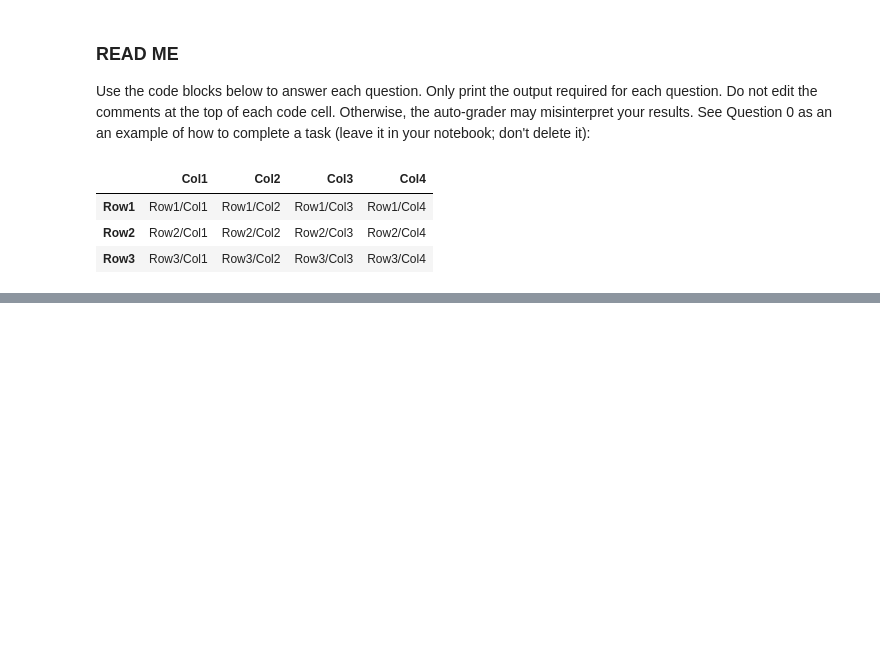
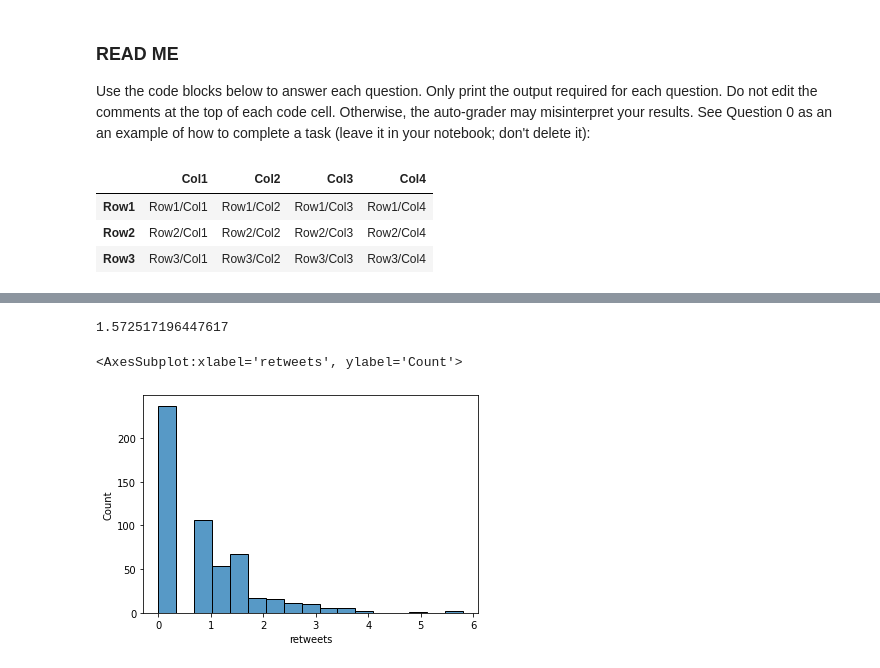
Before and after one commit to idayley/IS455, a Jupyter notebook: 1 Checkpoints/8 MLR/Checkpoint_MLR.ipynb, the cells around one changed output, grey strips where cells are left out. Cells and saved outputs as stored; diff of their text form; code cells hidden in the pictures; blank space fills up the shorter version.

```diff
--- a/1 Checkpoints/8 MLR/Checkpoint_MLR.ipynb
+++ b/1 Checkpoints/8 MLR/Checkpoint_MLR.ipynb
@@ -210,0 +40,8 @@ KeyError: 'created_at_tweet'
+# %%
+# Question 2: Make a copy of the DataFrame with all non-numeric features
+# removed. Print out a list of the remaining columns in the output. Print
+# the first five records of this reduced dataset.
+
+df_copy = df.select_dtypes(np.number)
+print(df_copy.columns)
+df_copy.head()
@@ -210,0 +484,14 @@ KeyError: 'created_at_tweet'
+# %%
+# Question 17: The skewness of retweets is clearly very extreme. However, we cannot
+# create a natural log transformation since there are zero values (ln(0) = undefined).
+# Therefore, we need to +1 to all values before we calculate the natural log.
+# Thankfully, there is a numpy method for that: np.log1p(). Convert the 'retweets'
+# label to a natural log +1. Print out the new skewness and histogram.
+
+df['retweets'] = np.log1p(df['retweets'])
+print(df['retweets'].skew())
+sns.histplot(df['retweets'])
+# %% [output]
+1.572517196447617
+<AxesSubplot:xlabel='retweets', ylabel='Count'>
+[figure, added]
```
Also changed, not shown: parts of 36 cells of this notebook.
